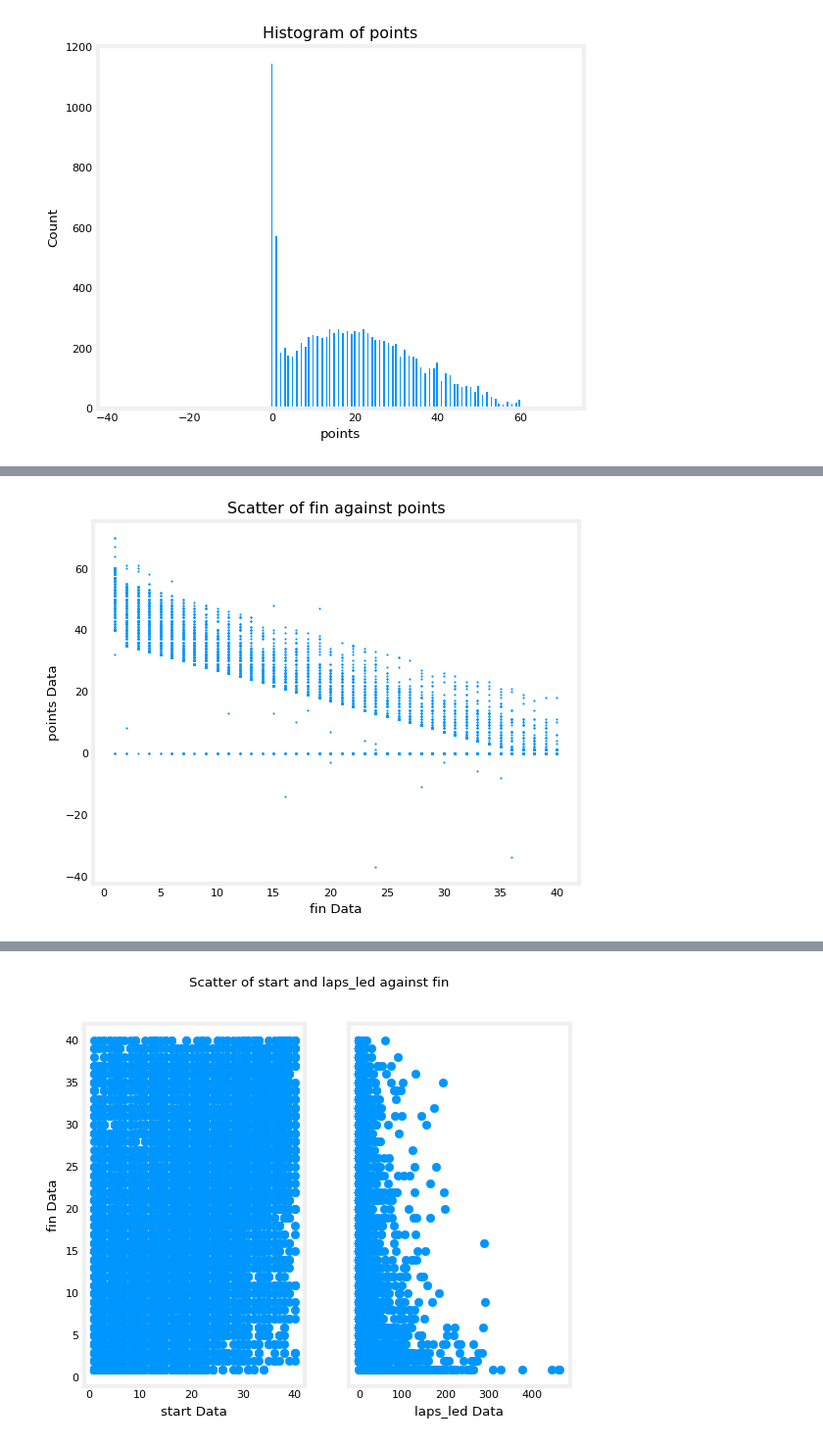
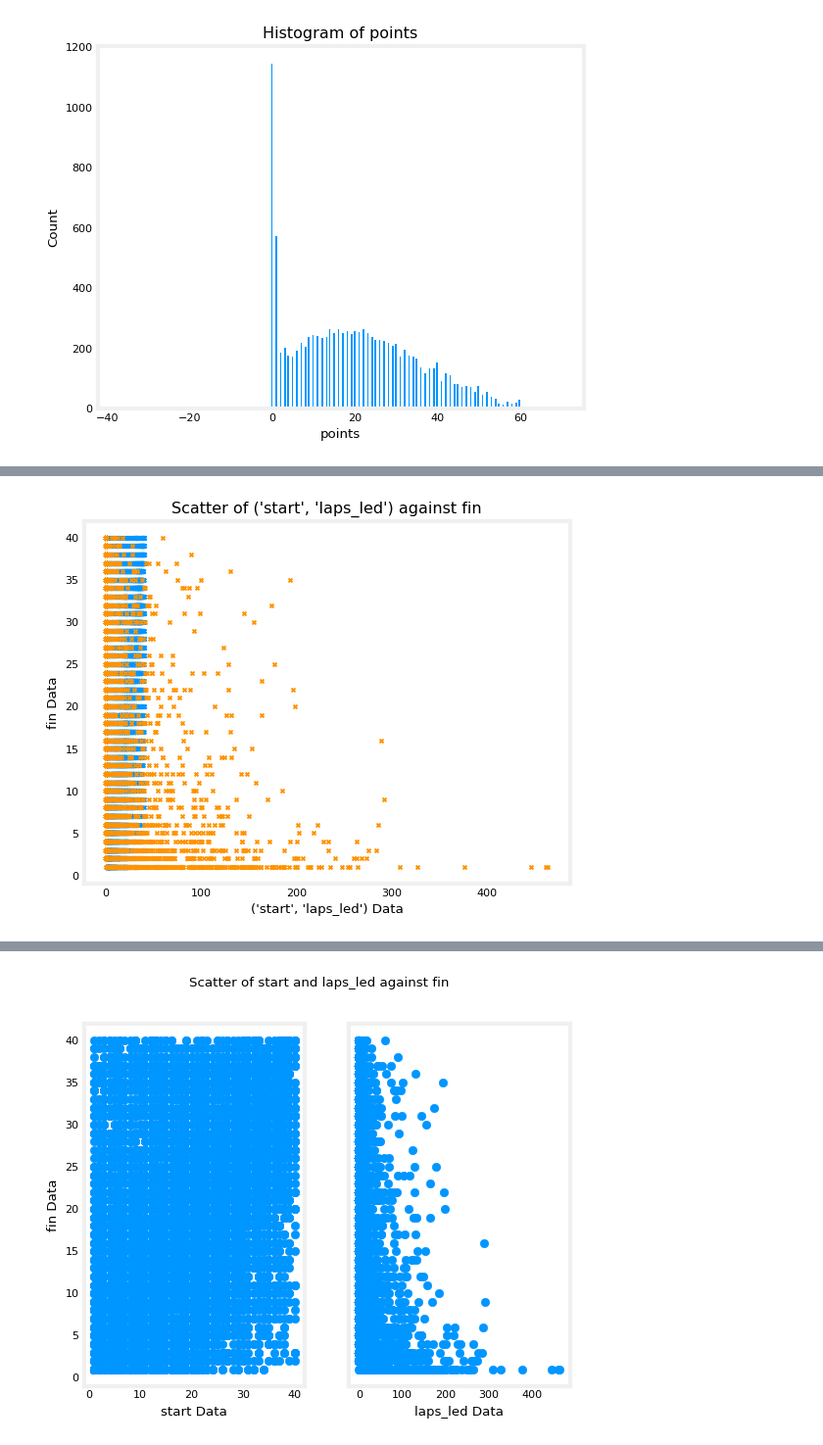
Before and after one commit to TempeHS/2026SE_MLOPSTask_Kevin.T, a Jupyter notebook: 2.Model_Development/2.1.Data_Wrangling/2.1.1.data_preview.ipynb, the cells around one changed output, grey strips where cells are left out. Shown at 98% size. Saved outputs shown, nothing was run; the diff lists cells and outputs as text; code cells hidden in the pictures.

```diff
--- a/2.Model_Development/2.1.Data_Wrangling/2.1.1.data_preview.ipynb
+++ b/2.Model_Development/2.1.Data_Wrangling/2.1.1.data_preview.ipynb
@@ -128,9 +163,11 @@ plt.show()
 # %%
-# Scatter plot 2 columns to see the relationship
-plt.scatter(data_frame["fin"], data_frame["points"], s=1)
-plt.title(f"Scatter of {data_frame['fin'].name} against {data_frame['points'].name}")
-plt.ylabel(f"{data_frame['points'].name} Data")
-plt.xlabel(f"{data_frame['fin'].name} Data")
+# Scatter plot multiples columns to see the relationship
+x_plot = ['start', 'laps_led']
+for col in x_plot:
+    plt.scatter(data_frame[col], data_frame['fin'], marker='x', s=1)
+plt.title(f"Scatter of {*x_plot,} against {data_frame['fin'].name}")
+plt.ylabel(f"{data_frame['fin'].name} Data")
+plt.xlabel(f"{*x_plot,} Data")
 plt.show()
 # %% [output]
-[figure, old version]
+[figure, new version]
```
Also changed, not shown: parts of 5 cells of this notebook, 12 other files.
